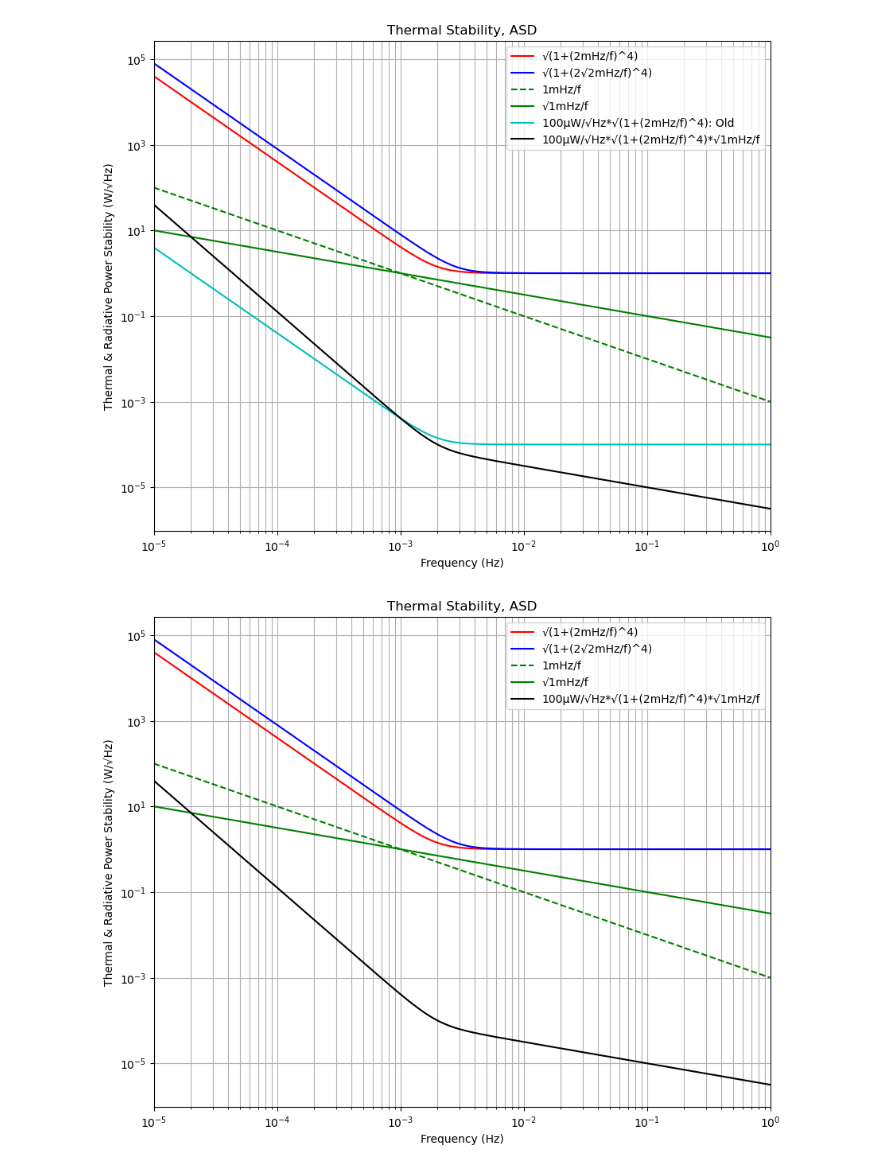
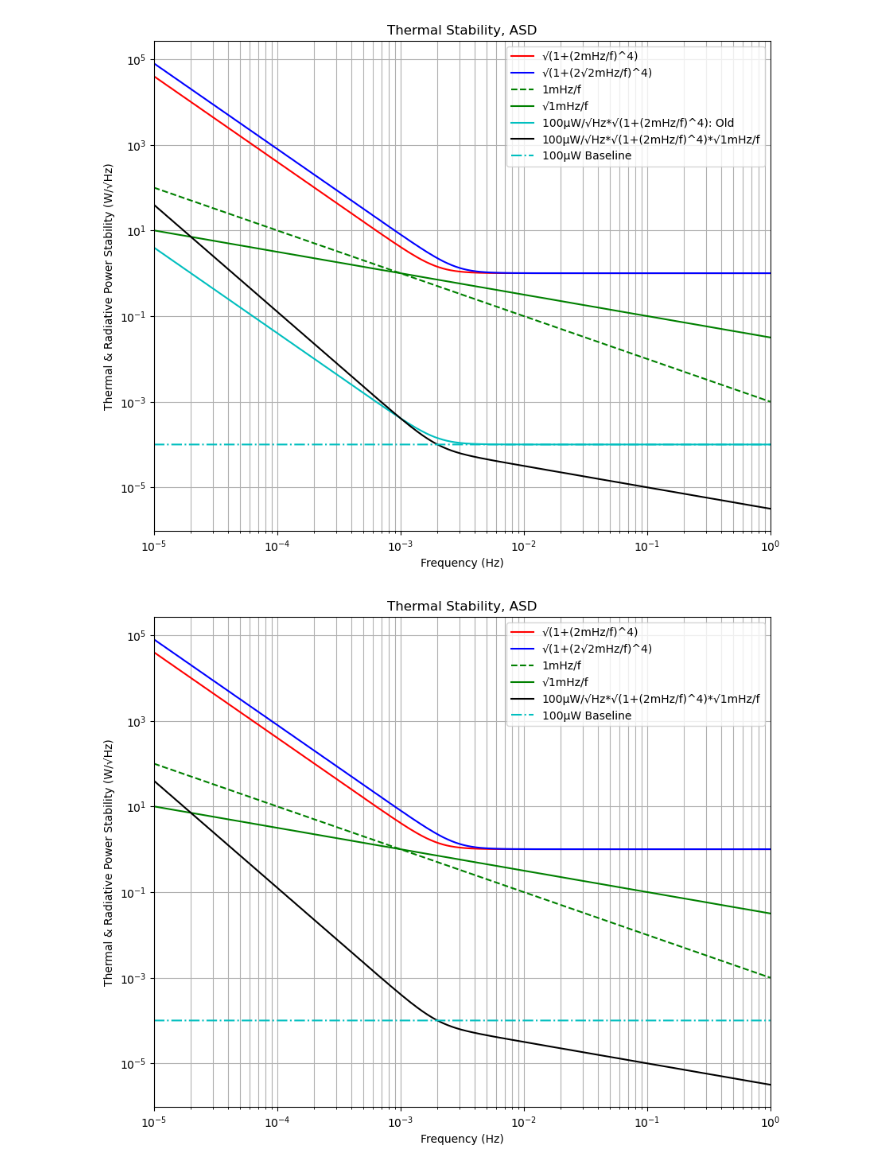
Before and after one commit to raidurgesh/TempStability, a Jupyter notebook: Thermal_n_RadiativePowerASD_PMON_KN.0.ipynb, the cells around one changed output. Cells and saved outputs as stored; diff of their text form; code cells hidden in the pictures.

```diff
--- a/Thermal_n_RadiativePowerASD_PMON_KN.0.ipynb
+++ b/Thermal_n_RadiativePowerASD_PMON_KN.0.ipynb
@@ -22,6 +22,7 @@ plt.plot(freq, u_KN, 'g--',label = "1mHz/f")
 plt.plot(freq, u_KN_ASD, 'g-',label = "√1mHz/f")
 plt.plot(freq, PMON_dissipation, 'c-',label = "100µW/√Hz*√(1+(2mHz/f)^4): Old")
 plt.plot(freq, PMON_dissipation_KN, 'k-',label = "100µW/√Hz*√(1+(2mHz/f)^4)*√1mHz/f")
+plt.plot(freq,np.ones(np.shape(freq))*1e-4,'c-.', label = "100µW Baseline")
 plt.yscale("log")
 plt.xscale("log")
 plt.xlim(1e-5, 1)
@@ -32,22 +33,23 @@ plt.legend()
 plt.grid(visible=None, which='both', axis='both')
 plt.show()
 # %% [output]
-[figure, old version]
+[figure, new version]
 # %%
 plt.figure(figsize=(10,8))
 plt.plot(freq, u_oms_ASD, 'r-',label = "√(1+(2mHz/f)^4)")
 plt.plot(freq, u_therm_ASD, 'b-',label = "√(1+(2√2mHz/f)^4)")
 plt.plot(freq, u_KN, 'g--',label = "1mHz/f")
 plt.plot(freq, u_KN_ASD, 'g-',label = "√1mHz/f")
 plt.plot(freq, PMON_dissipation_KN, 'k-',label = "100µW/√Hz*√(1+(2mHz/f)^4)*√1mHz/f")
+plt.plot(freq,np.ones(np.shape(freq))*1e-4,'c-.', label = "100µW Baseline")
 plt.yscale("log")
 plt.xscale("log")
 plt.xlim(1e-5, 1)
 plt.title("Thermal Stability, ASD")
 plt.xlabel("Frequency (Hz)")
 plt.ylabel("Thermal & Radiative Power Stability (W/√Hz)")
 plt.legend()
 plt.grid(visible=None, which='both', axis='both')
 plt.show()
 # %% [output]
-[figure, old version]
+[figure, new version]
```
Also changed, not shown: parts of 2 cells of this notebook.
